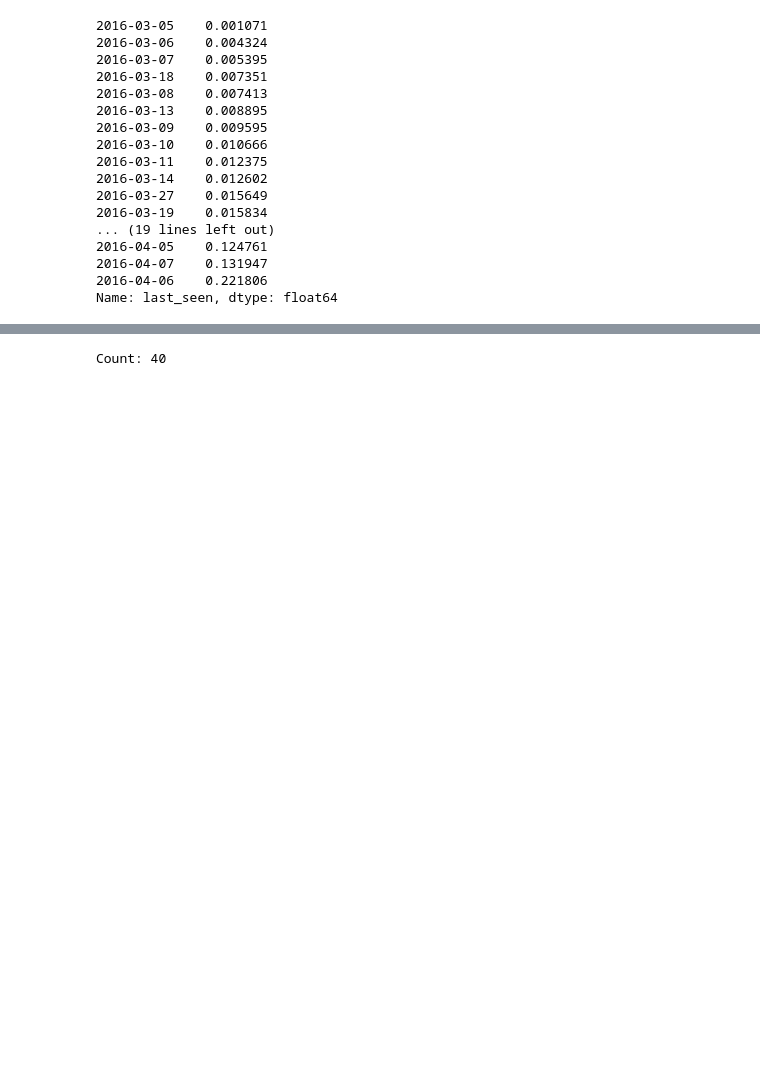
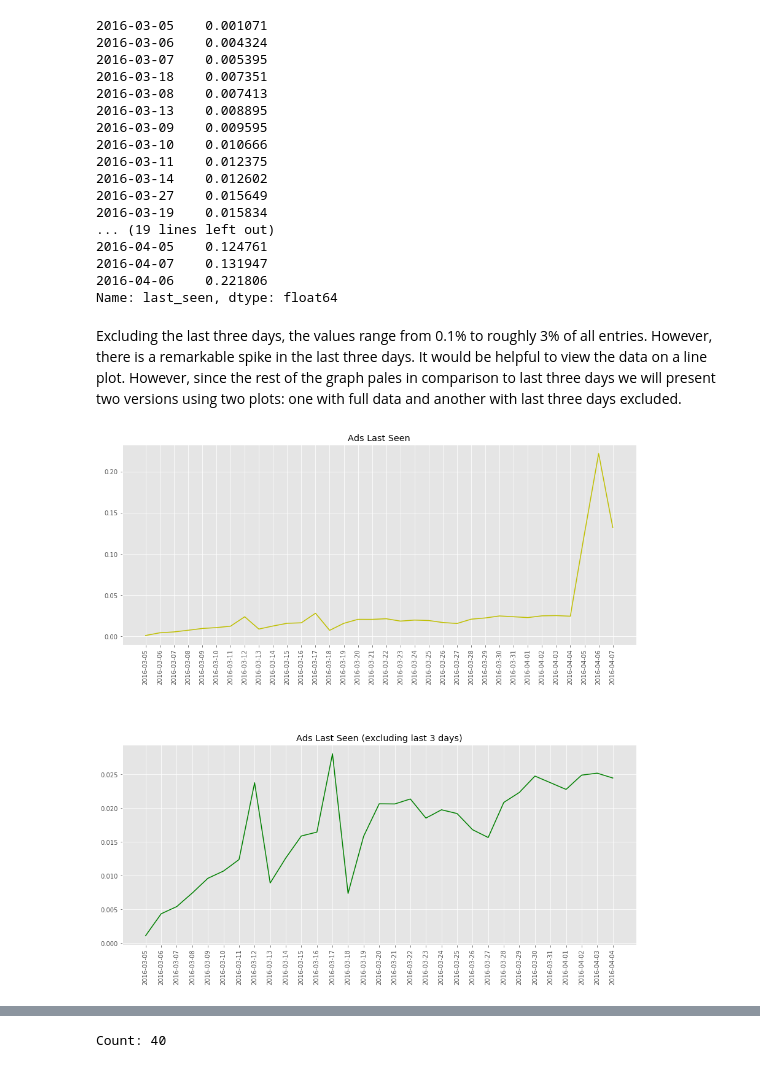
Before and after one commit to MustafaBor/data-projects, a Jupyter notebook: eBay Used Car Listings/Exploring Used Car Listings on eBay.ipynb, the cells around one changed output, grey strips where cells are left out. Drawn from its saved outputs; the diff is of its cells as text; code cells hidden in the pictures; blank space fills up the shorter version.

```diff
--- a/eBay Used Car Listings/Exploring Used Car Listings on eBay.ipynb
+++ b/eBay Used Car Listings/Exploring Used Car Listings on eBay.ipynb
@@ -474,4 +499,31 @@ autos['last_seen'].str[0:10].value_counts(normalize=True, dropna=False).sort_val
 2016-04-07    0.131947
 2016-04-06    0.221806
 Name: last_seen, dtype: float64
+# %% [markdown]
+Excluding the last three days, the values range from 0.1% to roughly 3% of all entries. However, there is a remarkable spike in the last three days. It would be helpful to view the data on a line plot. However, since the rest of the graph pales in comparison to last three days we will present two versions using two plots: one with full data and another with last three days excluded.
+# %%
+last_seen_df = pd.DataFrame(autos['last_seen'].str[0:10].value_counts(normalize=True, dropna=False).sort_index().items(), columns=['Date', 'Percentage'])
+last_seen_df_exc = last_seen_df[:-3]
+
+plt.style.use('ggplot')
+
+fig = plt.figure(figsize=(15,15))
+ax1 = fig.add_subplot(2,1,1)
+ax2 = fig.add_subplot(2,1,2)
+
+ax1_xlabels = last_seen_df['Date']
+ax1.plot(last_seen_df['Date'], last_seen_df['Percentage'], 'y-')
+ax1.set_xticklabels(ax1_xlabels, rotation = 90)
+ax1.set_title('Ads Last Seen')
+
+ax2_xlabels = last_seen_df_exc['Date']
+ax2.plot(last_seen_df_exc['Date'], last_seen_df_exc['Percentage'],'g-')
+ax2.set_xticklabels(ax2_xlabels, rotation = 90)
+ax2.set_title('Ads Last Seen (excluding last 3 days)')
+
+plt.subplots_adjust(hspace=0.5)
+
+plt.show()
+# %% [output]
+[figure, added]
 # %% [markdown]
```
Also changed, not shown: parts of 18 cells of this notebook.
